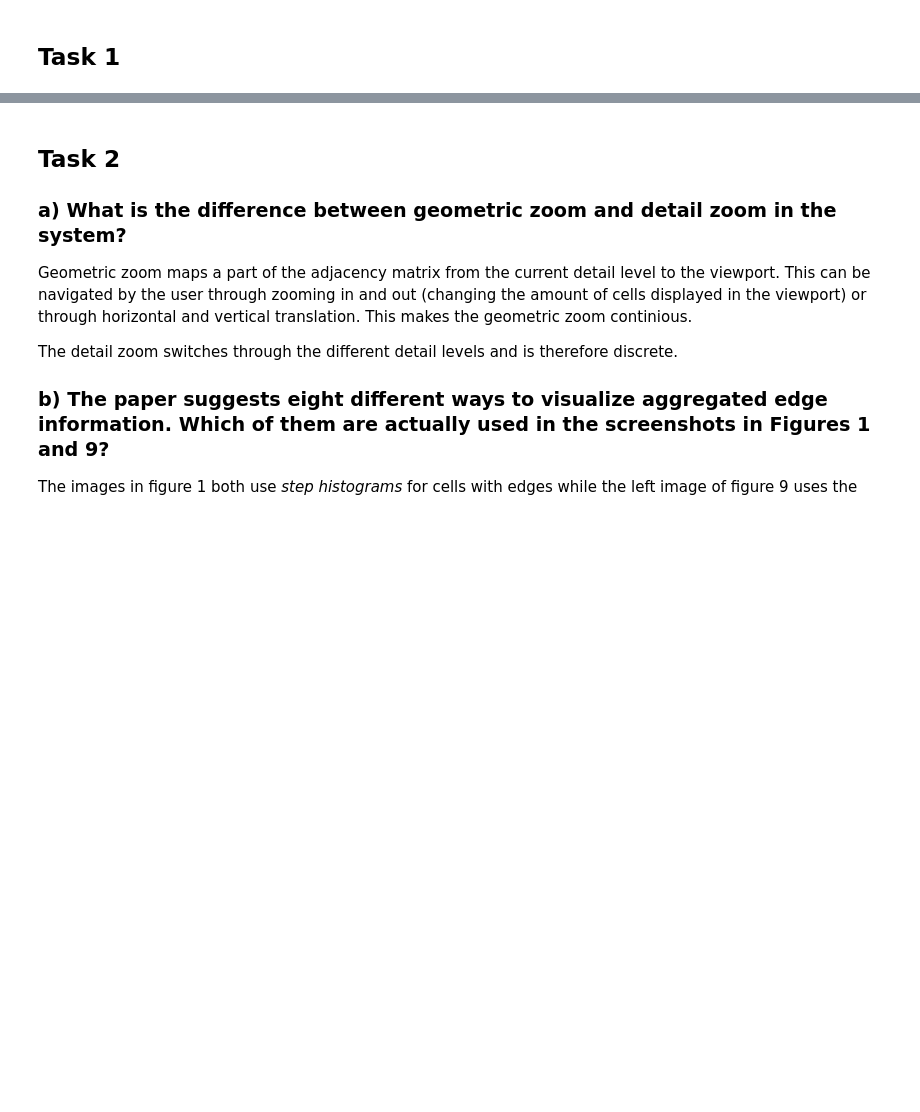
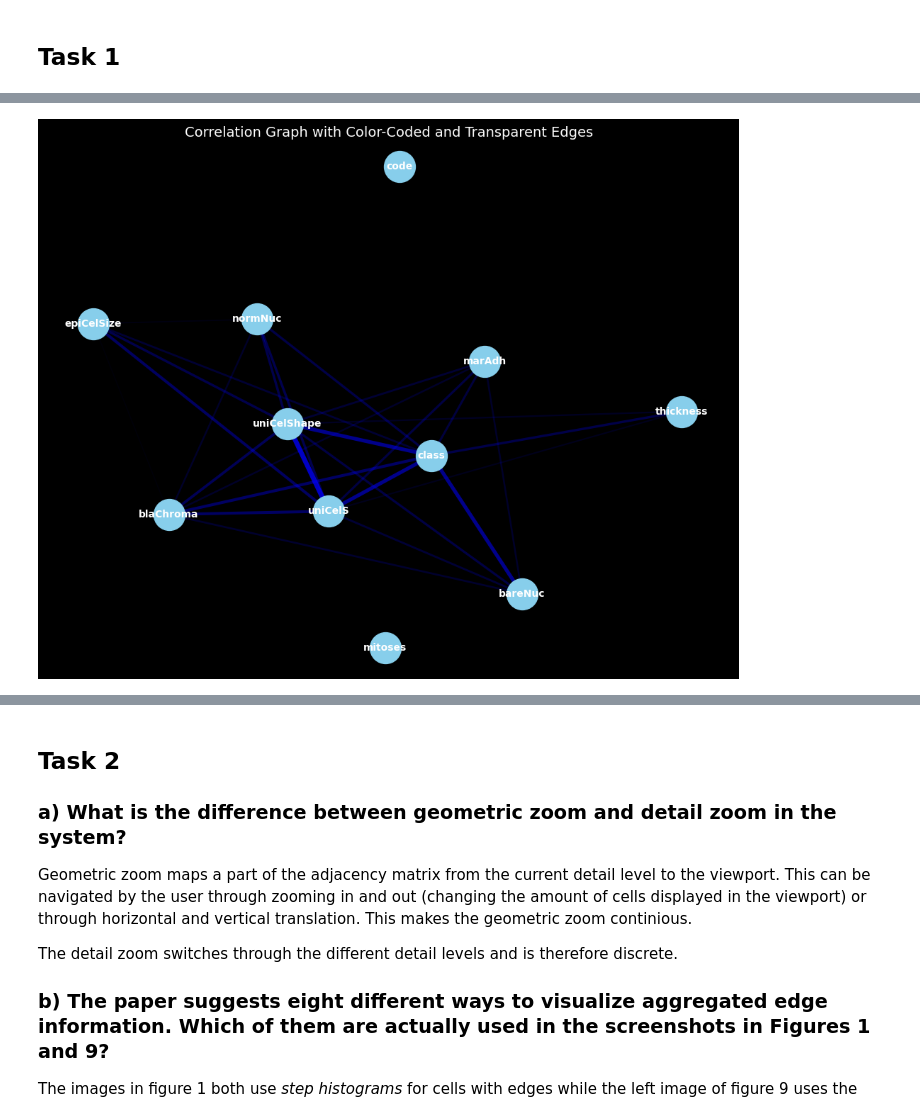
Before and after one commit to Knniff/VisualDataAnalysisSS25, a Jupyter notebook: sheet7/sheet7_vandeLocht_Beckers_Kalvelage.ipynb, the cells around one changed output, grey strips where cells are left out. Saved outputs shown, nothing was run; the diff lists cells and outputs as text; code cells hidden in the pictures; blank space fills up the shorter version.

```diff
--- a/sheet7/sheet7_vandeLocht_Beckers_Kalvelage.ipynb
+++ b/sheet7/sheet7_vandeLocht_Beckers_Kalvelage.ipynb
@@ -6,0 +127,76 @@ Johannes van de Locht, Finn Kalvelage, Anna Beckers
+# %%
+# c)
+
+#correlation matrix
+corr = df.corr(method='pearson')
+
+# graph from correlation matrix
+G = nx.Graph()
+
+# add all nodes (so disconnected ones are included)
+G.add_nodes_from(correlation_matrix.columns)
+
+# add edges
+threshold = 0.6
+for i in corr.columns:
+    for j in corr.columns:
+        if i != j:
+            weight = corr.loc[i, j]
+            if abs(weight) >= threshold:
+                G.add_edge(i, j, weight=weight)
+
+# force-directed layout with hyperparameters
+pos = nx.spring_layout(
+    G,
+    k=1,            # lower = tighter spacing
+    iterations=25,   # higher = more convering
+    seed=42,
+    scale=2.0,
+    center=(0, 0)
+)
+
+# edge visuals
+edges = G.edges(data=True)
+edge_colors = ['blue' if d['weight'] > 0 else 'red' for _, _, d in edges]
+
+# make differences in edge width / transparency more pronounced
+min_corr, max_corr = threshold, 1.0
+
+def normalize(value, min_val, max_val):
+    return (value - min_val) / (max_val - min_val)
+
+edge_alphas = [normalize(abs(d['weight']), min_corr, max_corr) for _, _, d in edges]
+edge_widths = [1 + normalize(abs(d['weight']), min_corr, max_corr) * 5 for _, _, d in edges]
+
+
+
+
+fig, ax = plt.subplots(figsize=(10, 8))
+
+nx.draw_networkx_nodes(G, pos, node_size=1000, node_color='skyblue', ax=ax)
+
+# edges with color and alpha
+for (u, v, d), color, alpha, width in zip(edges, edge_colors, edge_alphas, edge_widths):
+    nx.draw_networkx_edges(
+        G, pos,
+        edgelist=[(u, v)],
+        width=width,
+        edge_color=color,
+        alpha=alpha,
+        ax=ax
+    )
+
+# node labels
+nx.draw_networkx_labels(G, pos, font_size=10, font_weight='bold', font_color='white', ax=ax)
+
+# edge labels (correlation values)
+# edge_labels = {(u, v): f"{d['weight']:.2f}" for u, v, d in edges}
+# nx.draw_networkx_edge_labels(G, pos, edge_labels=edge_labels, font_color='black', font_size=9, ax=ax)
+
+
+plt.title("Correlation Graph with Color-Coded and Transparent Edges", fontsize=14)
+plt.axis('off')
+plt.tight_layout()
+plt.show()
+# %% [output]
+[figure, added]
```
Also changed, not shown: parts of 9 cells of this notebook, 1 other file.
